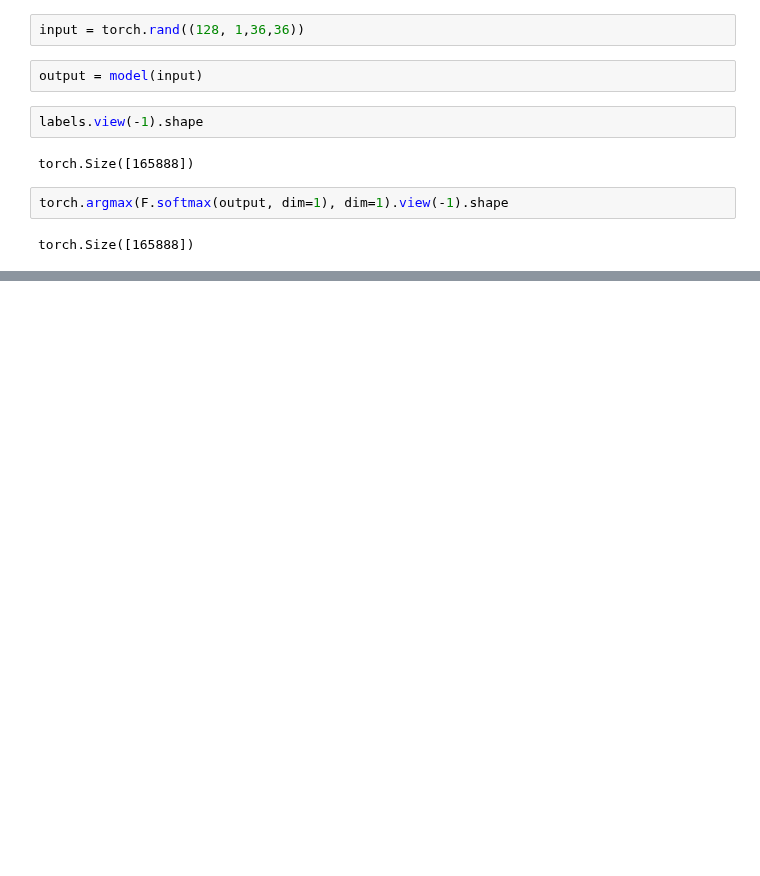
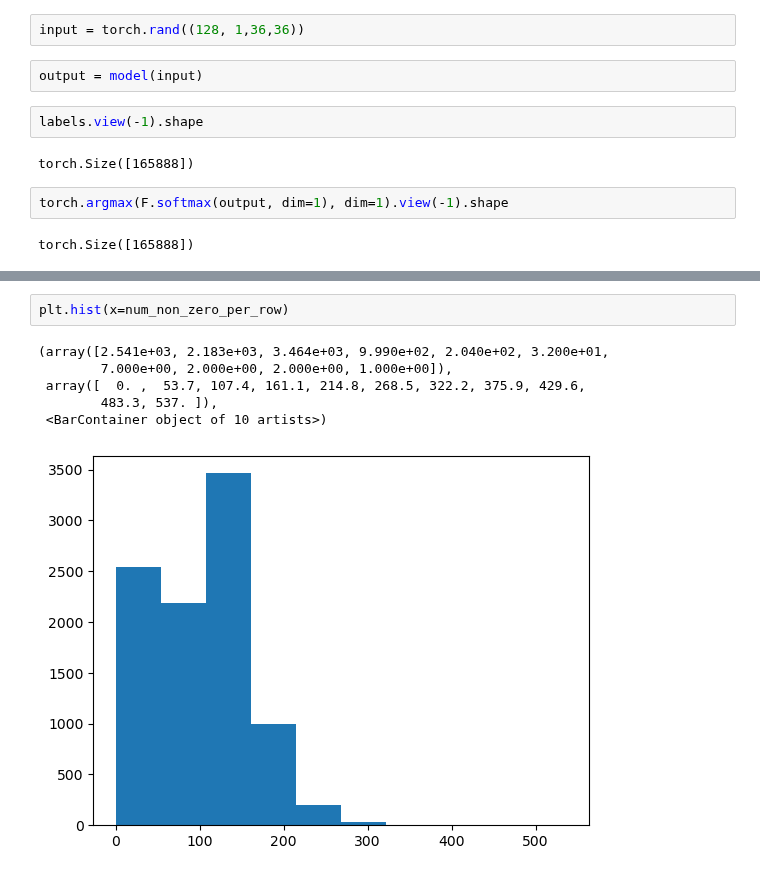
Before and after one commit to EllingtonKirby/Pipe-Corrosion-Detection, a Jupyter notebook: exploration.ipynb, the cells around one changed output, grey strips where cells are left out. Drawn from its saved outputs; the diff is of its cells as text; blank space fills up the shorter version.

```diff
--- a/exploration.ipynb
+++ b/exploration.ipynb
@@ -445,0 +650,9 @@ torch.Size([165888])
+# %%
+plt.hist(x=num_non_zero_per_row)
+# %% [output]
+(array([2.541e+03, 2.183e+03, 3.464e+03, 9.990e+02, 2.040e+02, 3.200e+01,
+        7.000e+00, 2.000e+00, 2.000e+00, 1.000e+00]),
+ array([  0. ,  53.7, 107.4, 161.1, 214.8, 268.5, 322.2, 375.9, 429.6,
+        483.3, 537. ]),
+ <BarContainer object of 10 artists>)
+[figure, added]
```
Also changed, not shown: parts of 20 cells of this notebook, 3 other files.
